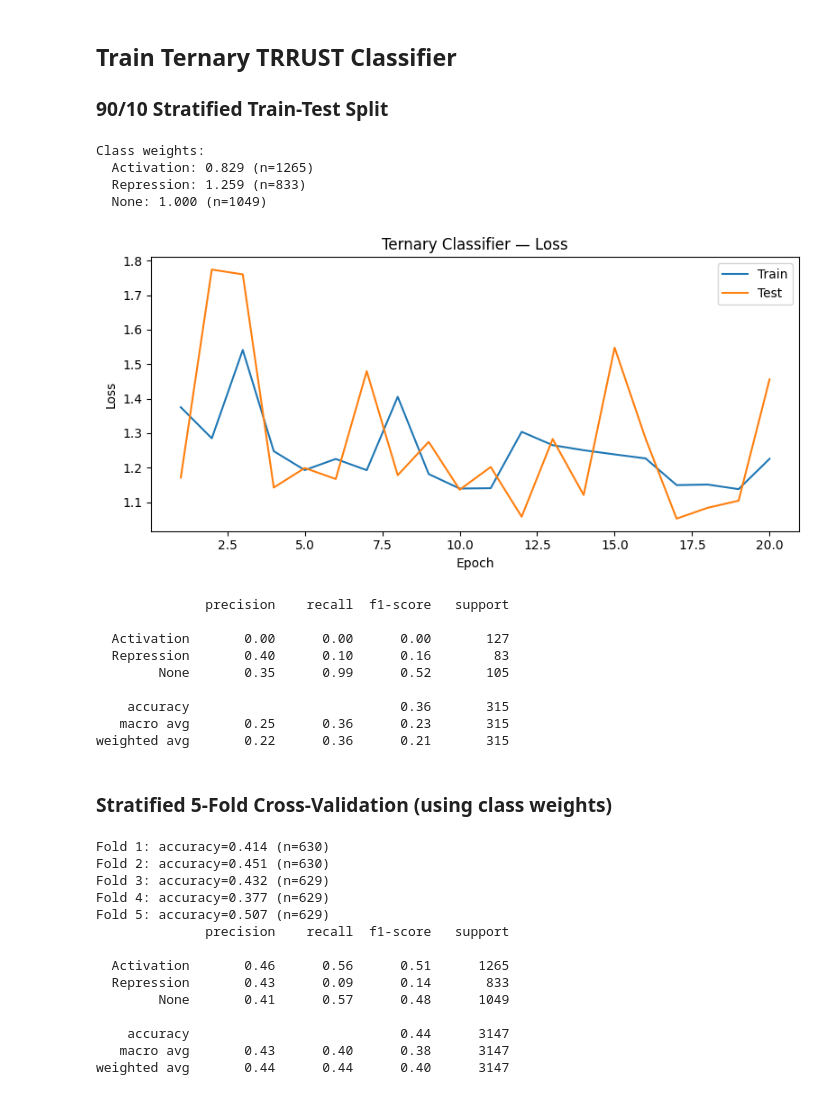
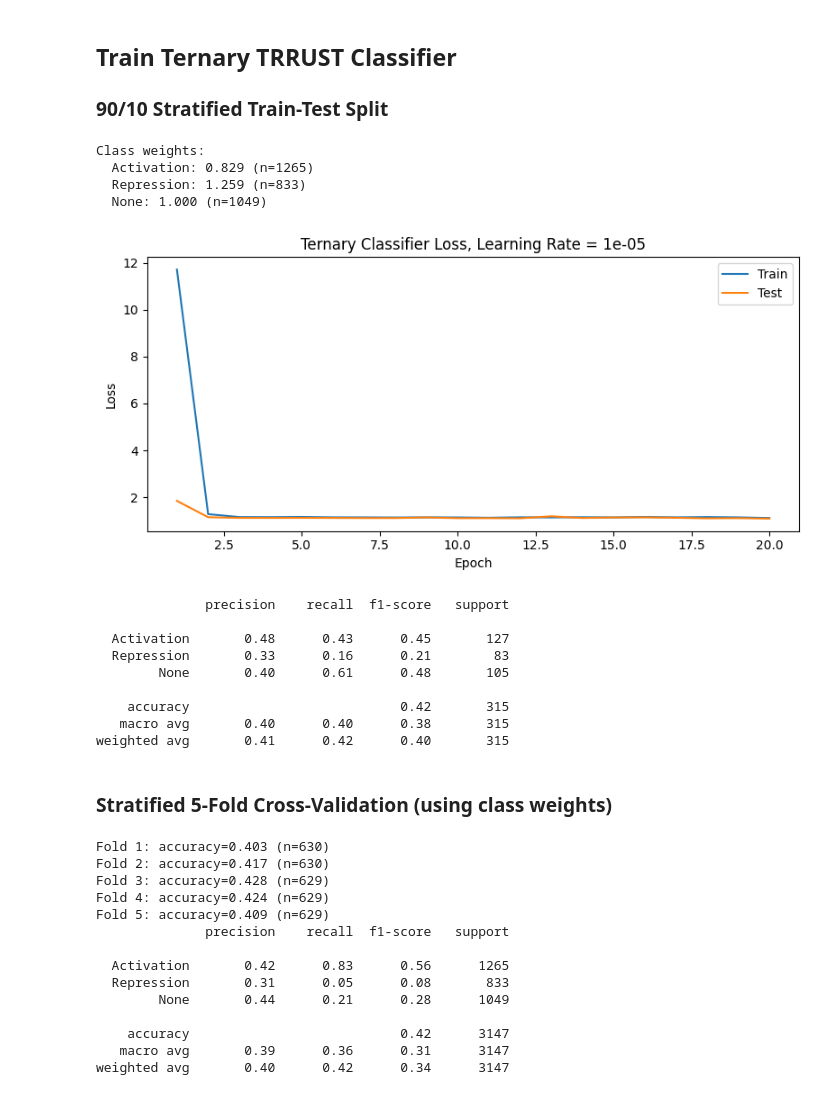
Before and after one commit to chasty2/scFM_benchmarking, a Jupyter notebook: notebooks/scgpt_training.ipynb, the cells around one changed output. Cells and saved outputs as stored; diff of their text form; code cells hidden in the pictures.

Commit message:
Plot loss vs LR for scgpt ternary classifier

```diff
--- a/notebooks/scgpt_training.ipynb
+++ b/notebooks/scgpt_training.ipynb
@@ -37,8 +37,8 @@ DEVICE = torch.device("cuda" if torch.cuda.is_available() else "cpu")
 
 BATCH_SIZE = 64
 BINARY_LR = 1e-5
-TERNARY_LR = 1e-4
-BINARY_EPOCHS = 12
+TERNARY_LR = 1e-5
+BINARY_EPOCHS = 20
 TERNARY_EPOCHS = 20
 
 print(f"Device: {DEVICE}")
@@ -238,7 +250,7 @@ train_loader = DataLoader(train_ds, batch_size=BATCH_SIZE, shuffle=True)
 test_loader = DataLoader(test_ds, batch_size=BATCH_SIZE)
 
 classifier = TRRClassifierModel(embsize=embsize, n_classes=n_classes).to(DEVICE)
-optimizer = torch.optim.Adam(classifier.parameters(), lr=LR)
+optimizer = torch.optim.Adam(classifier.parameters(), lr=TERNARY_LR)
 criterion = torch.nn.CrossEntropyLoss(weight=class_weights)
 
 train_losses, test_losses = [], []
@@ -262,44 +274,44 @@ for epoch in range(TERNARY_EPOCHS):
             tf_b, tgt_b, lbl_b = tf_b.to(DEVICE), tgt_b.to(DEVICE), lbl_b.to(DEVICE)
             logits = classifier(tf_b, tgt_b)
             test_loss += criterion(logits, lbl_b).item() * len(lbl_b)
     test_losses.append(test_loss / len(test_idx))
 
 epochs = range(1, TERNARY_EPOCHS + 1)
 plt.figure(figsize=(8, 4))
 plt.plot(epochs, train_losses, label="Train")
 plt.plot(epochs, test_losses, label="Test")
 plt.xlabel("Epoch")
 plt.ylabel("Loss")
-plt.title("Ternary Classifier — Loss")
+plt.title(f"Ternary Classifier Loss, Learning Rate = {TERNARY_LR}")
 plt.legend()
 plt.tight_layout()
 plt.show()
 
 classifier.eval()
 all_preds = []
 with torch.no_grad():
     for tf_b, tgt_b, lbl_b in test_loader:
         logits = classifier(tf_b.to(DEVICE), tgt_b.to(DEVICE))
         all_preds.append(logits.argmax(dim=1).cpu())
 all_preds = torch.cat(all_preds).numpy()
 
 target_names = [TERNARY_LABEL_NAMES[i] for i in range(n_classes)]
 print(classification_report(ternary_data.labels[test_idx], all_preds, target_names=target_names))
 # %% [output]
 Class weights:
   Activation: 0.829 (n=1265)
   Repression: 1.259 (n=833)
   None: 1.000 (n=1049)
-[figure, old version]
+[figure, new version]
               precision    recall  f1-score   support
 
-  Activation       0.00      0.00      0.00       127
-  Repression       0.40      0.10      0.16        83
-        None       0.35      0.99      0.52       105
+  Activation       0.48      0.43      0.45       127
+  Repression       0.33      0.16      0.21        83
+        None       0.40      0.61      0.48       105
 
-    accuracy                           0.36       315
-   macro avg       0.25      0.36      0.23       315
-weighted avg       0.22      0.36      0.21       315
+    accuracy                           0.42       315
+   macro avg       0.40      0.40      0.38       315
+weighted avg       0.41      0.42      0.40       315
 # %% [markdown]
 ### Stratified 5-Fold Cross-Validation (using class weights)
 # %%
@@ -314,7 +326,7 @@ for fold, (train_idx, test_idx) in enumerate(skf.split(tf_tensor, label_tensor))
     test_loader = DataLoader(test_ds, batch_size=BATCH_SIZE)
 
     classifier = TRRClassifierModel(embsize=embsize, n_classes=n_classes).to(DEVICE)
-    optimizer = torch.optim.Adam(classifier.parameters(), lr=LR)
+    optimizer = torch.optim.Adam(classifier.parameters(), lr=TERNARY_LR)
     criterion = torch.nn.CrossEntropyLoss()
 
     for epoch in range(TERNARY_EPOCHS):
@@ -342,17 +354,17 @@ for fold, (train_idx, test_idx) in enumerate(skf.split(tf_tensor, label_tensor))
 target_names = [TERNARY_LABEL_NAMES[i] for i in range(n_classes)]
 print(classification_report(ternary_data.labels, all_preds, target_names=target_names))
 # %% [output]
-Fold 1: accuracy=0.414 (n=630)
-Fold 2: accuracy=0.451 (n=630)
-Fold 3: accuracy=0.432 (n=629)
-Fold 4: accuracy=0.377 (n=629)
-Fold 5: accuracy=0.507 (n=629)
+Fold 1: accuracy=0.403 (n=630)
+Fold 2: accuracy=0.417 (n=630)
+Fold 3: accuracy=0.428 (n=629)
+Fold 4: accuracy=0.424 (n=629)
+Fold 5: accuracy=0.409 (n=629)
               precision    recall  f1-score   support
 
-  Activation       0.46      0.56      0.51      1265
-  Repression       0.43      0.09      0.14       833
-        None       0.41      0.57      0.48      1049
+  Activation       0.42      0.83      0.56      1265
+  Repression       0.31      0.05      0.08       833
+        None       0.44      0.21      0.28      1049
 
-    accuracy                           0.44      3147
-   macro avg       0.43      0.40      0.38      3147
-weighted avg       0.44      0.44      0.40      3147
+    accuracy                           0.42      3147
+   macro avg       0.39      0.36      0.31      3147
+weighted avg       0.40      0.42      0.34      3147
```
Also changed, not shown: parts of 2 cells of this notebook, 6 other files.
